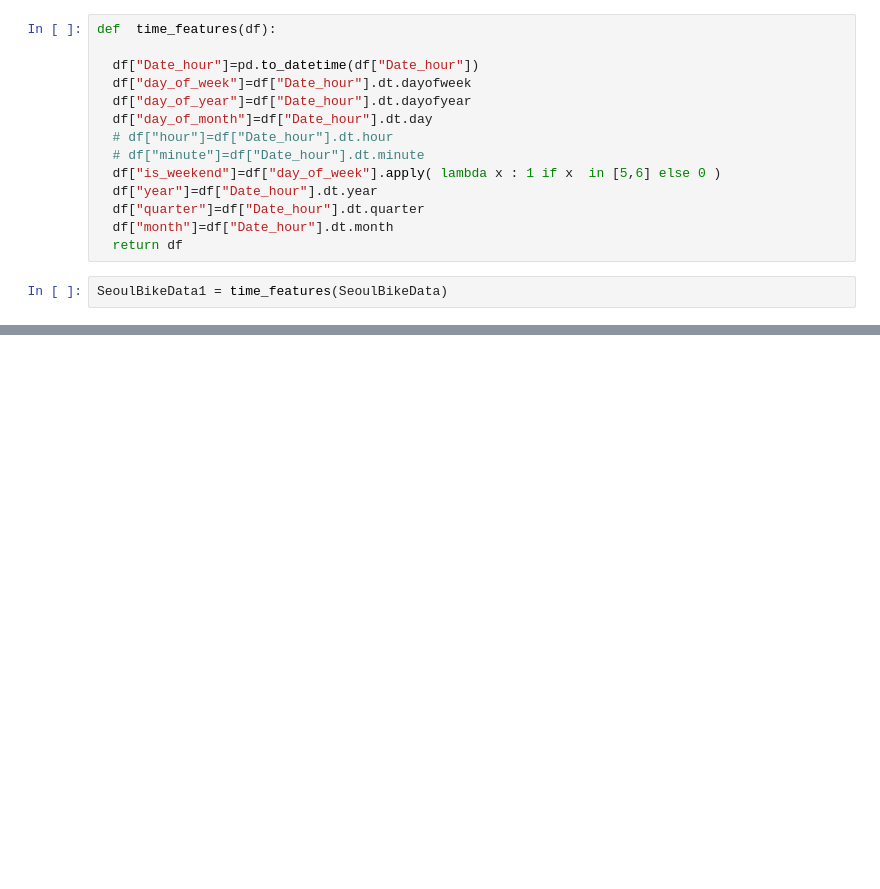
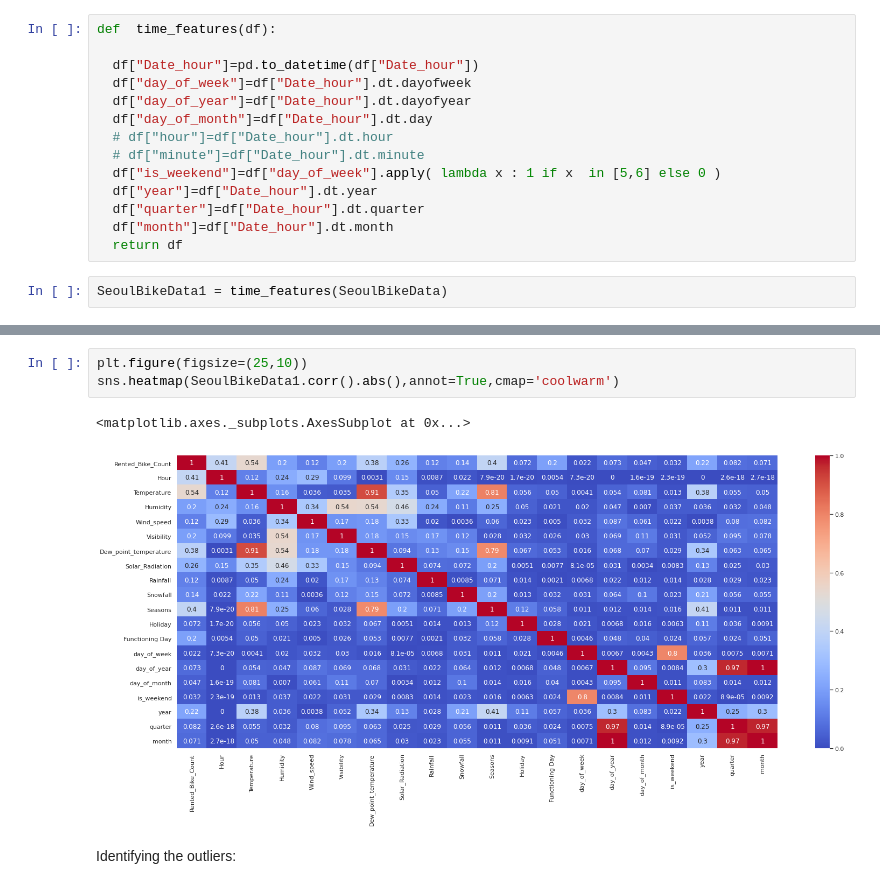
Before and after one commit to vanshika7-max/Bike-Sharing-Demand-Prediction, a Jupyter notebook: Vanshika_Raj_Bike_Sharing_Demand_Prediction_Capstone_Project.ipynb, the cells around one changed output, grey strips where cells are left out. Cells and saved outputs as stored; diff of their text form; blank space fills up the shorter version.

```diff
--- a/Vanshika_Raj_Bike_Sharing_Demand_Prediction_Capstone_Project.ipynb
+++ b/Vanshika_Raj_Bike_Sharing_Demand_Prediction_Capstone_Project.ipynb
@@ -282,0 +263,8 @@ for depend in var:
+# %%
+plt.figure(figsize=(25,10))
+sns.heatmap(SeoulBikeData1.corr().abs(),annot=True,cmap='coolwarm')
+# %% [output]
+<matplotlib.axes._subplots.AxesSubplot at 0x...>
+[figure, added]
+# %% [markdown]
+Identifying the outliers:
```
Also changed, not shown: parts of 16 cells of this notebook.
